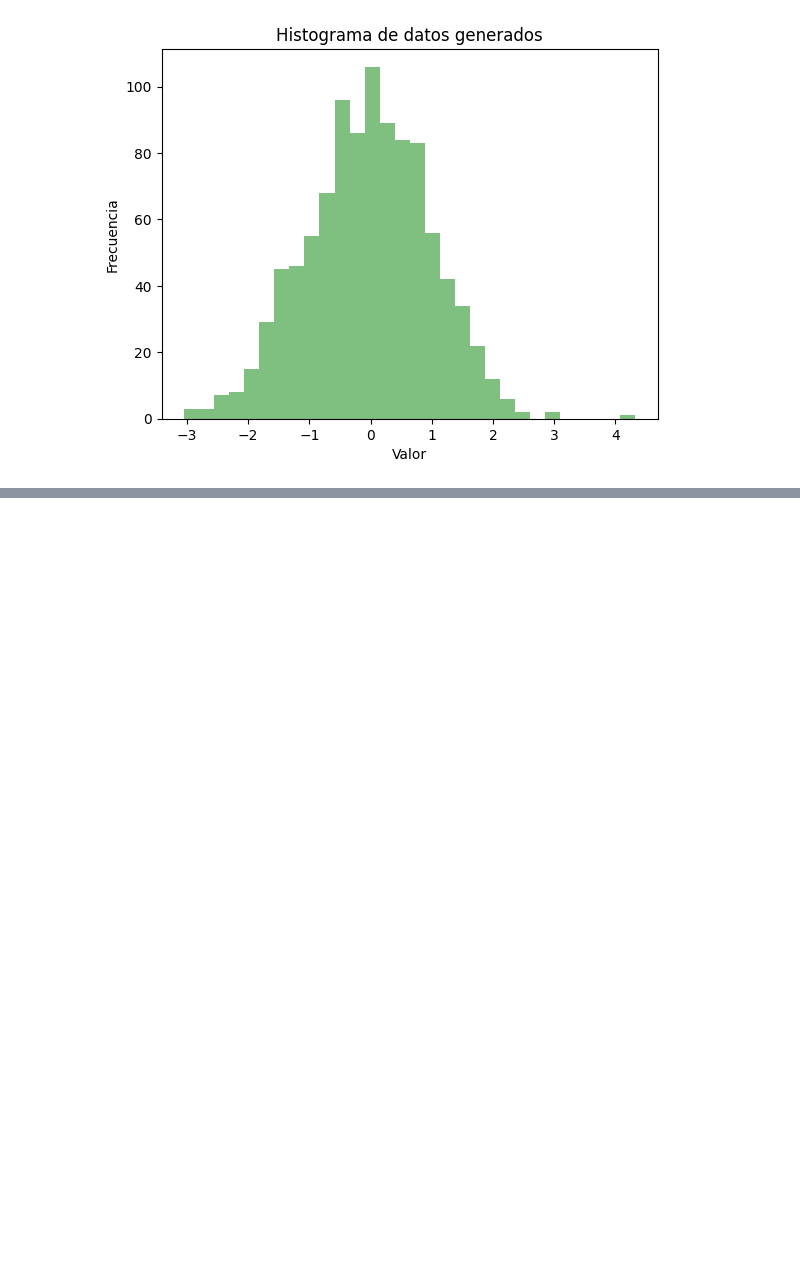
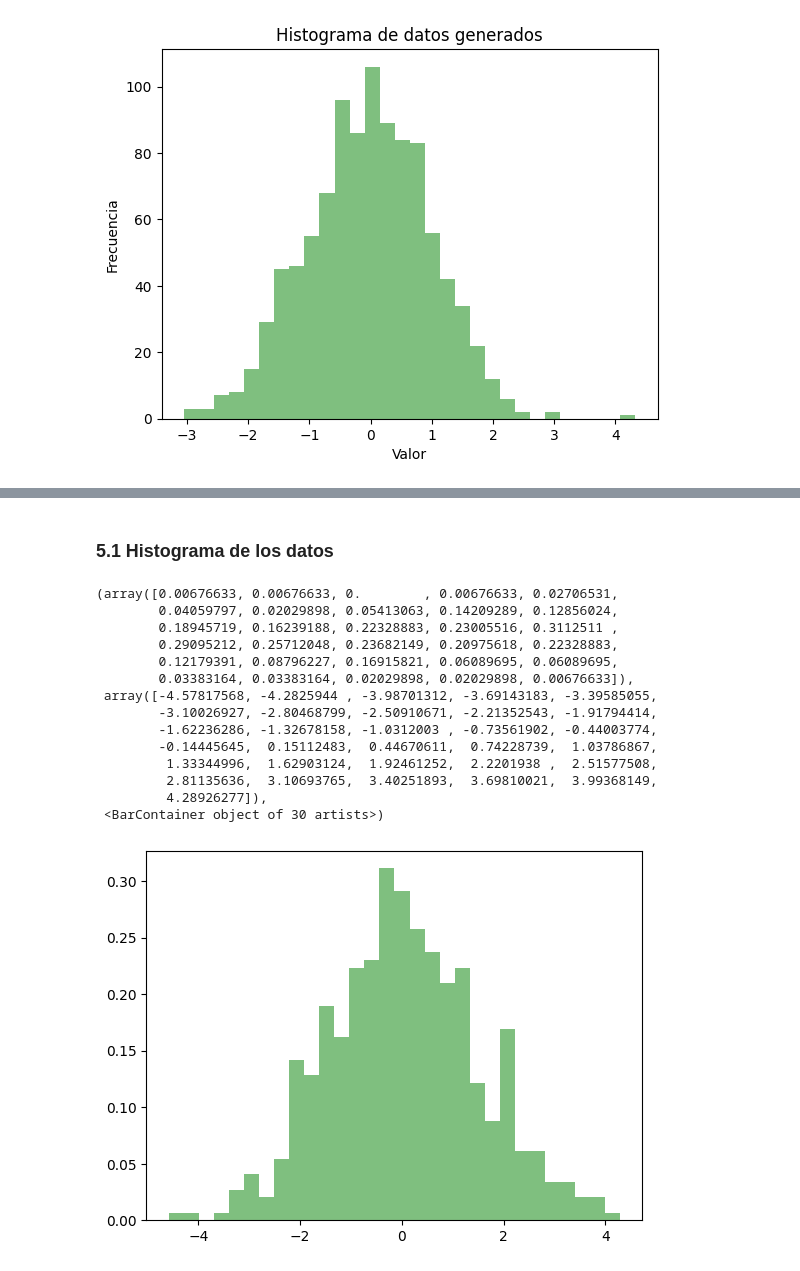
Before and after one commit to Jack200133/LAB1-MoDSiM, a Jupyter notebook: lab1.ipynb, the cells around one changed output, grey strips where cells are left out. Saved outputs shown, nothing was run; the diff lists cells and outputs as text; code cells hidden in the pictures; blank space fills up the shorter version.

```diff
--- a/lab1.ipynb
+++ b/lab1.ipynb
@@ -54,0 +169,29 @@ La asimetria de los datos es de -0.012772851578303136, igual bastante cercana a
+# %%
+
+np.random.seed(200133)
+# Generar 500 puntos de datos uniformes entre 0 y 1
+uniform_data = np.random.uniform(0, 1, 500)
+
+# Aplicar la transformación inversa utilizando la función de error inversa
+normal_data = np.sqrt(2) * norm.ppf(uniform_data)
+# %% [markdown]
+### 5.1 Histograma de los datos
+# %%
+# Trace un histograma de los datos
+plt.hist(normal_data, bins=30, density=True, alpha=0.5, color='g', label='Data')
+# %% [output]
+(array([0.00676633, 0.00676633, 0.        , 0.00676633, 0.02706531,
+        0.04059797, 0.02029898, 0.05413063, 0.14209289, 0.12856024,
+        0.18945719, 0.16239188, 0.22328883, 0.23005516, 0.3112511 ,
+        0.29095212, 0.25712048, 0.23682149, 0.20975618, 0.22328883,
+        0.12179391, 0.08796227, 0.16915821, 0.06089695, 0.06089695,
+        0.03383164, 0.03383164, 0.02029898, 0.02029898, 0.00676633]),
+ array([-4.57817568, -4.2825944 , -3.98701312, -3.69143183, -3.39585055,
+        -3.10026927, -2.80468799, -2.50910671, -2.21352543, -1.91794414,
+        -1.62236286, -1.32678158, -1.0312003 , -0.73561902, -0.44003774,
+        -0.14445645,  0.15112483,  0.44670611,  0.74228739,  1.03786867,
+         1.33344996,  1.62903124,  1.92461252,  2.2201938 ,  2.51577508,
+         2.81135636,  3.10693765,  3.40251893,  3.69810021,  3.99368149,
+         4.28926277]),
+ <BarContainer object of 30 artists>)
+[figure, added]
```
Also changed, not shown: parts of 21 cells of this notebook.
